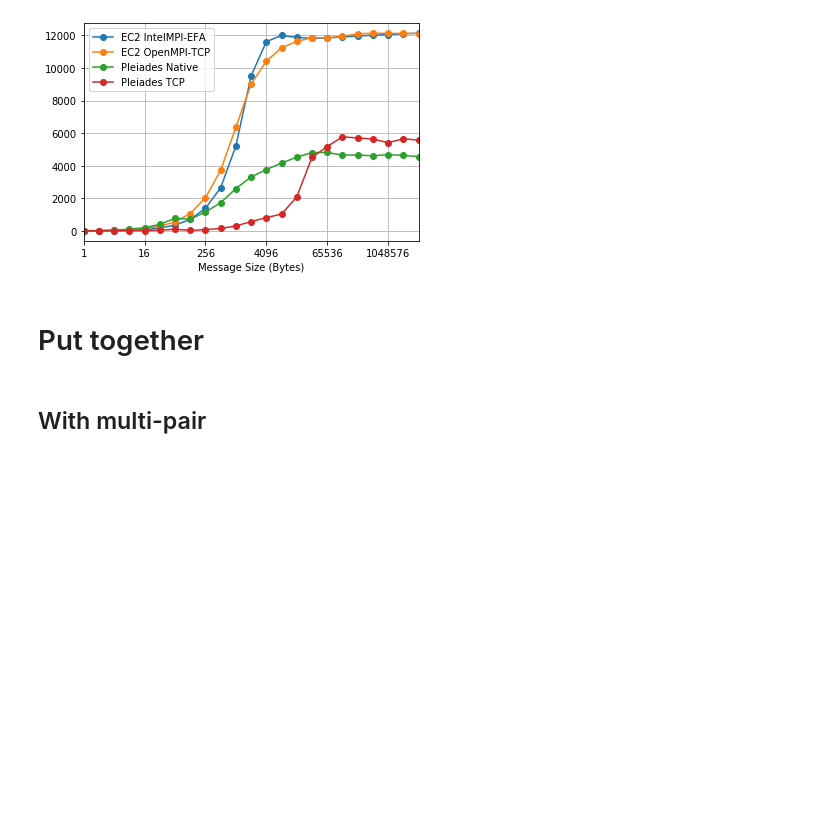
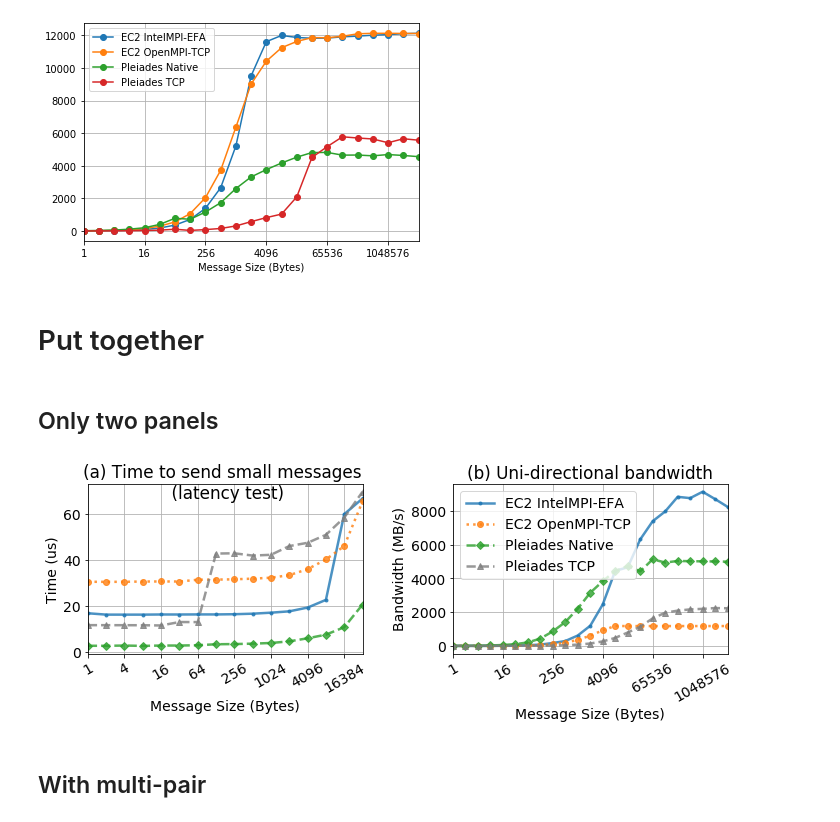
Before and after one commit to JiaweiZhuang/aws-mpi-benchmark, a Jupyter notebook: notebooks/pt2pt_compare_pleiades.ipynb, the cells around one changed output. Saved outputs shown, nothing was run; the diff lists cells and outputs as text; code cells hidden in the pictures; blank space fills up the shorter version.

Commit message:
Only plot two panels for pt2pt

```diff
--- a/notebooks/pt2pt_compare_pleiades.ipynb
+++ b/notebooks/pt2pt_compare_pleiades.ipynb
@@ -106,6 +106,41 @@ plot_osu(mbw_all)
 [figure]
 # %% [markdown]
 # Put together
+# %% [markdown]
+## Only two panels
+# %%
+plt.rcParams['font.size'] = 14
+
+fig, axes = plt.subplots(1, 2, figsize=[10, 4])
+
+colors = ['C0', 'C1', 'C2', 'C7']
+plot_kwargs = dict(color=colors, linewidth=2.5, alpha=0.8)
+
+plot_osu(lat_all[1:17], x_freq=2,  ax=axes[0], legend=False, **plot_kwargs)
+plot_osu(bw_all, ax=axes[1], x_freq=4, legend=False, **plot_kwargs)
+
+marker_list = ['.','o','D','^']
+linestyle_list = ['-',':','--','--']
+for ax in axes.flatten():
+    for i, line in enumerate(ax.get_lines()):
+        line.set_marker(marker_list[i])
+        line.set_linestyle(linestyle_list[i])
+
+axes[1].legend(loc=0)
+
+axes[0].set_title('(a) Time to send small messages \n (latency test)', y=0.88)
+axes[1].set_title('(b) Uni-directional bandwidth')
+
+axes[0].set_ylabel('Time (us)')
+axes[1].set_ylabel('Bandwidth (MB/s)')
+
+for ax in axes.flatten():
+    ax.tick_params(axis='x', labelrotation=30)  # https://stackoverflow.com/a/54353146
+
+fig.tight_layout()
+fig.savefig('pt2pt_compare_two_panels.png', dpi=300)
+# %% [output]
+[figure, added]
 # %% [markdown]
 ## With multi-pair
 # %%
```
